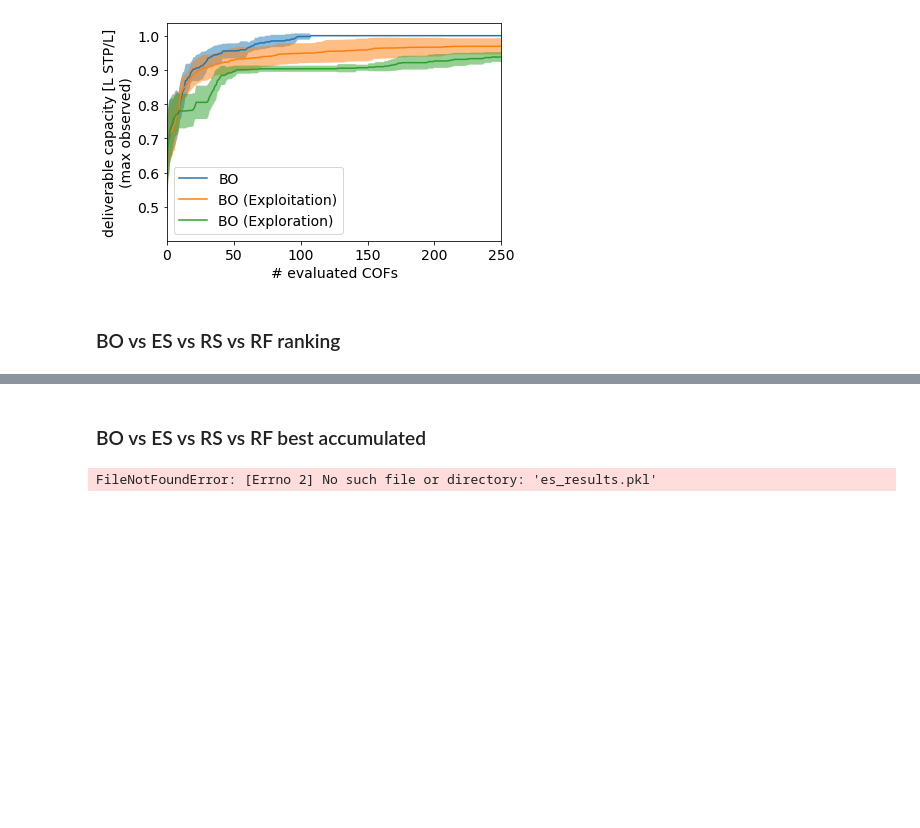
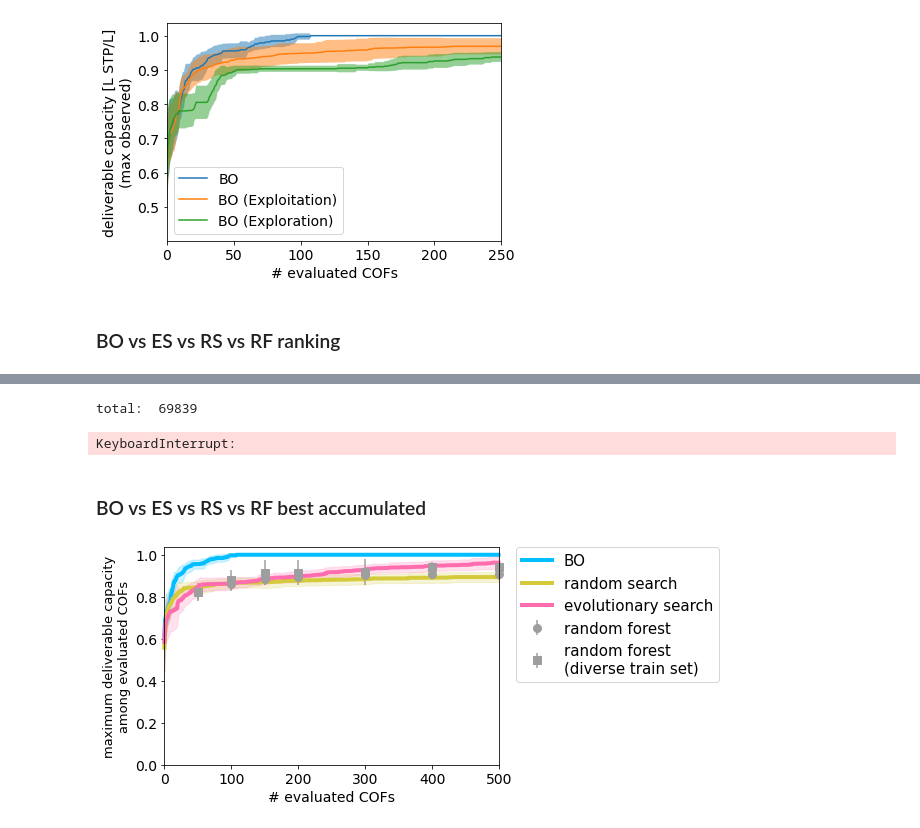
Before and after one commit to aryandeshwal/BO_of_COFs, a Jupyter notebook: COFS_figures.ipynb, the cells around one changed output, grey strips where cells are left out. Cells and saved outputs as stored; diff of their text form; code cells hidden in the pictures; blank space fills up the shorter version.

Commit message:
corys changes

```diff
--- a/COFS_figures.ipynb
+++ b/COFS_figures.ipynb
@@ -30,6 +30,8 @@ In /home/cokes/.local/lib/python3.6/site-packages/matplotlib/mpl-data/stylelib/_
 The animation.avconv_path rcparam was deprecated in Matplotlib 3.3 and will be removed two minor releases later.
 In /home/cokes/.local/lib/python3.6/site-packages/matplotlib/mpl-data/stylelib/_classic_test.mplstyle:
 The animation.avconv_args rcparam was deprecated in Matplotlib 3.3 and will be removed two minor releases later.
+# %%
+cool_colors = ['#00BEFF', '#D4CA3A', '#FF6DAE', '#67E1B5', '#EBACFA', '#9E9E9E', '#F1988E', '#5DB15A', '#E28544', '#52B8AA']
 # %% [markdown]
 ### PCA low dimensional figure
 # %%
@@ -174,0 +188,13 @@ FileNotFoundError: [Errno 2] No such file or directory: 'es_results.pkl'
+# %%
+# Cory's random search
+n_sims = 50
+print("total: ", n_total)
+n_evaluated = range(1, 500)
+min_ranks = np.zeros(len(n_evaluated))
+for n_e in n_evaluated:
+    for s in range(n_sims):
+        min_ranks[n_e-1] += np.min(np.random.choice(range(n_total), replace=False, size=n_e))
+    min_ranks[n_e-1] /= n_sims
+# %% [output]
+total:  69839
+KeyboardInterrupt:
@@ -175,48 +210,48 @@ FileNotFoundError: [Errno 2] No such file or directory: 'es_results.pkl'
 # %% [markdown]
 ### BO vs ES vs RS vs RF best accumulated
+# %%
+bo_data = return_best_accumulated(torch.load('bo_results.pkl')['outputs_normalized'])
+# exploitation_data = return_best_accumulated(torch.load('bo_exploitation_results.pkl')['outputs_normalized'])
+# exploration_data = return_best_a/ccumulated(torch.load('bo_exploration_results.pkl')['outputs_normalized'])
+es_data = return_best_accumulated(torch.load('es_results.pkl')['outputs_normalized'])
+rf_data = return_best_accumulated(torch.load('rf_results.pkl')['outputs_normalized'])
+diverse_rf_data = return_best_accumulated(torch.load('diverse_rf_results.pkl')['outputs_normalized'])
+
+
+# Random Search
+all_outputs =  pickle.load(open('methane_storage.pkl', 'rb'))['outputs'].values
+all_outputs = ((all_outputs - np.min(all_outputs))/(np.max(all_outputs)-np.min(all_outputs)))
+rs_data = []
+for i in range(25):
+    initial_random_idxs = np.random.choice(np.arange((inputs.shape[0])), size=500, replace=False)
+    rs_data.append(all_outputs[initial_random_idxs])
+rs_data = return_best_accumulated(rs_data)
 # %%
-bo_data = return_best_accumulated(torch.load('bo_results.pkl')['outputs_normalized'])
-# exploitation_data = return_best_accumulated(torch.load('bo_exploitation_results.pkl')['outputs_normalized'])
-# exploration_data = return_best_accumulated(torch.load('bo_exploration_results.pkl')['outputs_normalized'])
-es_data = return_best_accumulated(torch.load('es_results.pkl')['outputs_normalized'])
-rf_data = return_best_accumulated(torch.load('rf_results.pkl')['outputs_normalized'])
-diverse_rf_data = return_best_accumulated(torch.load('diverse_rf_results.pkl')['outputs_normalized'])
-
-
-# Random Search
-all_outputs =  pickle.load(open('../mofs_research/MOFs/methane_storage.pkl', 'rb'))['outputs'].values
-all_outputs = ((all_outputs - np.min(all_outputs))/(np.max(all_outputs)-np.min(all_outputs)))
-rs_data = []
-for i in range(25):
-    initial_random_idxs = np.random.choice(np.arange((inputs.shape[0])), size=500, replace=False)
-    rs_data.append(all_outputs[initial_random_idxs])
-rs_data = return_best_accumulated(rs_data)
-
-
-
-plt.plot(list(range(500)), np.mean(bo_data, axis=0), label='BO')
-plt.fill_between(list(range(500)), np.mean(bo_data, axis=0) - np.std(bo_data, axis=0), np.mean(bo_data, axis=0) + np.std(bo_data, axis=0), alpha=0.5)
+plt.plot(list(range(500)), np.mean(bo_data, axis=0), label='BO', color=cool_colors[0], lw=4, clip_on=False)
+plt.fill_between(list(range(500)), np.mean(bo_data, axis=0) - np.std(bo_data, axis=0), np.mean(bo_data, axis=0) + np.std(bo_data, axis=0), alpha=0.2, ec="None", color=cool_colors[0])
 # plt.plot(list(range(500)), np.mean(exploitation_data, axis=0), label='BO (Exploitation)')
 # plt.fill_between(list(range(500)), np.mean(exploitation_data, axis=0) -  np.std(exploitation_data, axis=0), np.mean(exploitation_data, axis=0) + np.std(exploitation_data, axis=0), alpha=0.5)
 # plt.plot(list(range(500)), np.mean(exploration_data, axis=0), label='BO (Exploration)')
 # plt.fill_between(list(range(500)), np.mean(exploration_data, axis=0) - np.std(exploration_data, axis=0), np.mean(exploration_data, axis=0) + np.std(exploration_data, axis=0), alpha=0.5)
 
 
-plt.plot(list(range(500)), np.mean(rs_data, axis=0), label='Random Search')
-plt.fill_between(list(range(500)), np.mean(rs_data, axis=0) - np.std(rs_data, axis=0), np.mean(rs_data, axis=0) + np.std(rs_data, axis=0), alpha=0.5)
+plt.plot(list(range(500)), np.mean(rs_data, axis=0), label='random search', color=cool_colors[1], lw=4, clip_on=False)
+plt.fill_between(list(range(500)), np.mean(rs_data, axis=0) - np.std(rs_data, axis=0), np.mean(rs_data, axis=0) + np.std(rs_data, axis=0), alpha=0.2, ec="None", color=cool_colors[1])
 
-plt.plot(list(range(500)), np.mean(es_data, axis=0), label='Evolutionary Search')
-plt.fill_between(list(range(500)), np.mean(es_data, axis=0) - np.std(es_data, axis=0), np.mean(es_data, axis=0) + np.std(es_data, axis=0), alpha=0.5)
+plt.plot(list(range(500)), np.mean(es_data, axis=0), label='evolutionary search', color=cool_colors[2], lw=4, clip_on=False)
+plt.fill_between(list(range(500)), np.mean(es_data, axis=0) - np.std(es_data, axis=0), np.mean(es_data, axis=0) + np.std(es_data, axis=0), alpha=0.2, ec="None", color=cool_colors[2])
 
-plt.errorbar([50, 100, 150, 200, 300, 400, 500], np.mean(rf_data, axis=0), np.std(rf_data, axis=0), fmt='o', label='RF')
-plt.errorbar([50, 100, 150, 200, 300, 400, 500], np.mean(diverse_rf_data, axis=0),  np.std(diverse_rf_data, axis=0), fmt='o', label='RF (Diverse points selection)')
+plt.errorbar([50, 100, 150, 200, 300, 400, 500], np.mean(rf_data, axis=0), np.std(rf_data, axis=0), fmt='o', label='random forest', clip_on=False, color=cool_colors[5], ms=8)
+plt.errorbar([50, 100, 150, 200, 300, 400, 500], np.mean(diverse_rf_data, axis=0),  np.std(diverse_rf_data, axis=0), fmt='s', label='random forest\n(diverse train set)', clip_on=False, color=cool_colors[5], ms=8)
 
 
-plt.xlabel('Number of evaluated COFs', fontsize=14)
-plt.ylabel('Deliverable capacity', fontsize=13)
-plt.legend(fontsize=14)
+plt.xlabel('# evaluated COFs', fontsize=14)
+plt.ylabel('maximum deliverable capacity\namong evaluated COFs', fontsize=13)
+plt.legend(bbox_to_anchor=(1.05, 1), loc='upper left', borderaxespad=0., fontsize=15)
 plt.yticks(fontsize=14)
 plt.xticks(fontsize=14)
+plt.xlim([0, 500])
+plt.ylim(ymin=0.0)
 plt.savefig("best_value_comparison_BO.pdf")
 # %% [output]
-FileNotFoundError: [Errno 2] No such file or directory: 'es_results.pkl'
+[figure, added]
```
Also changed, not shown: parts of 6 cells of this notebook, 1 other file.
